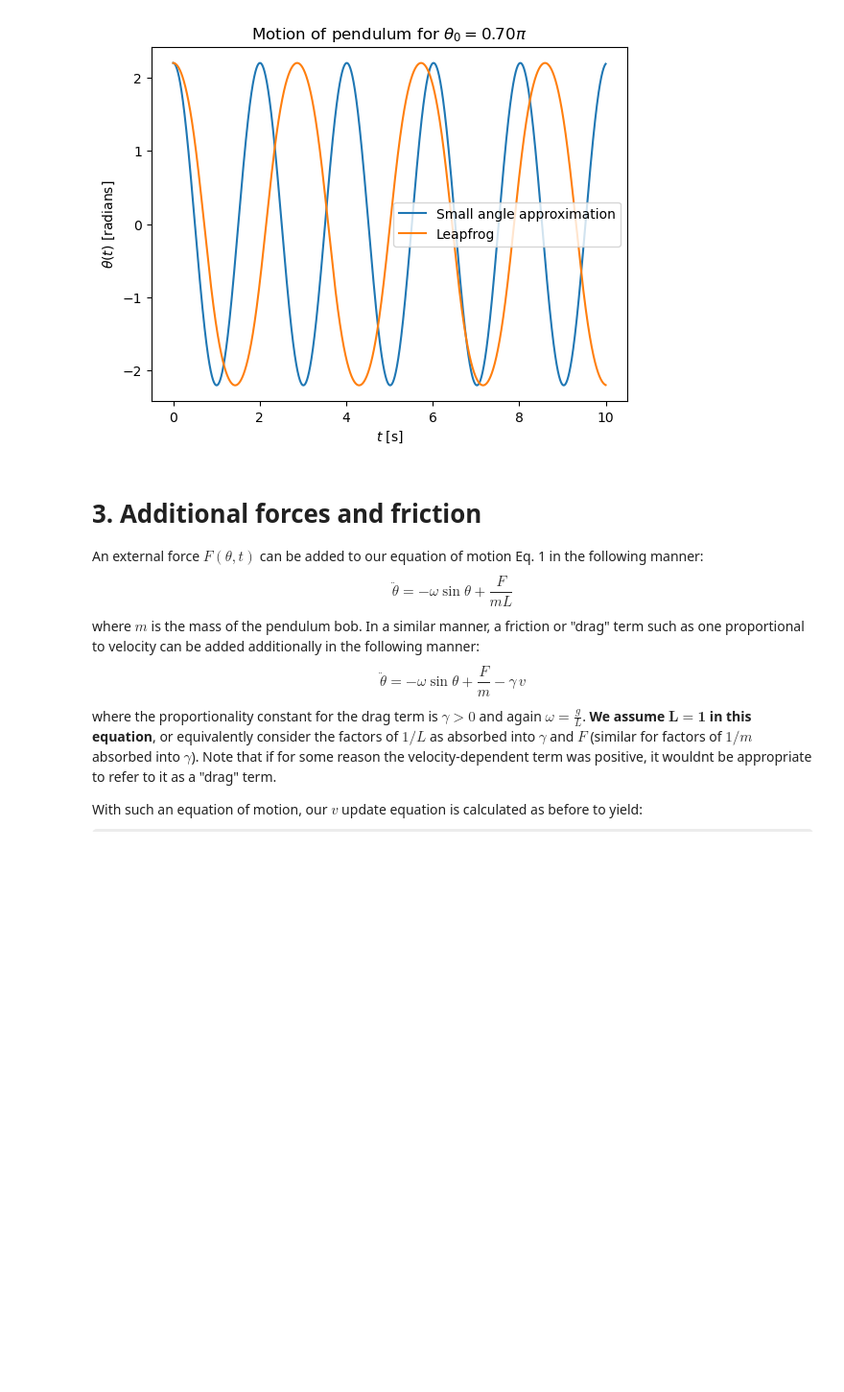
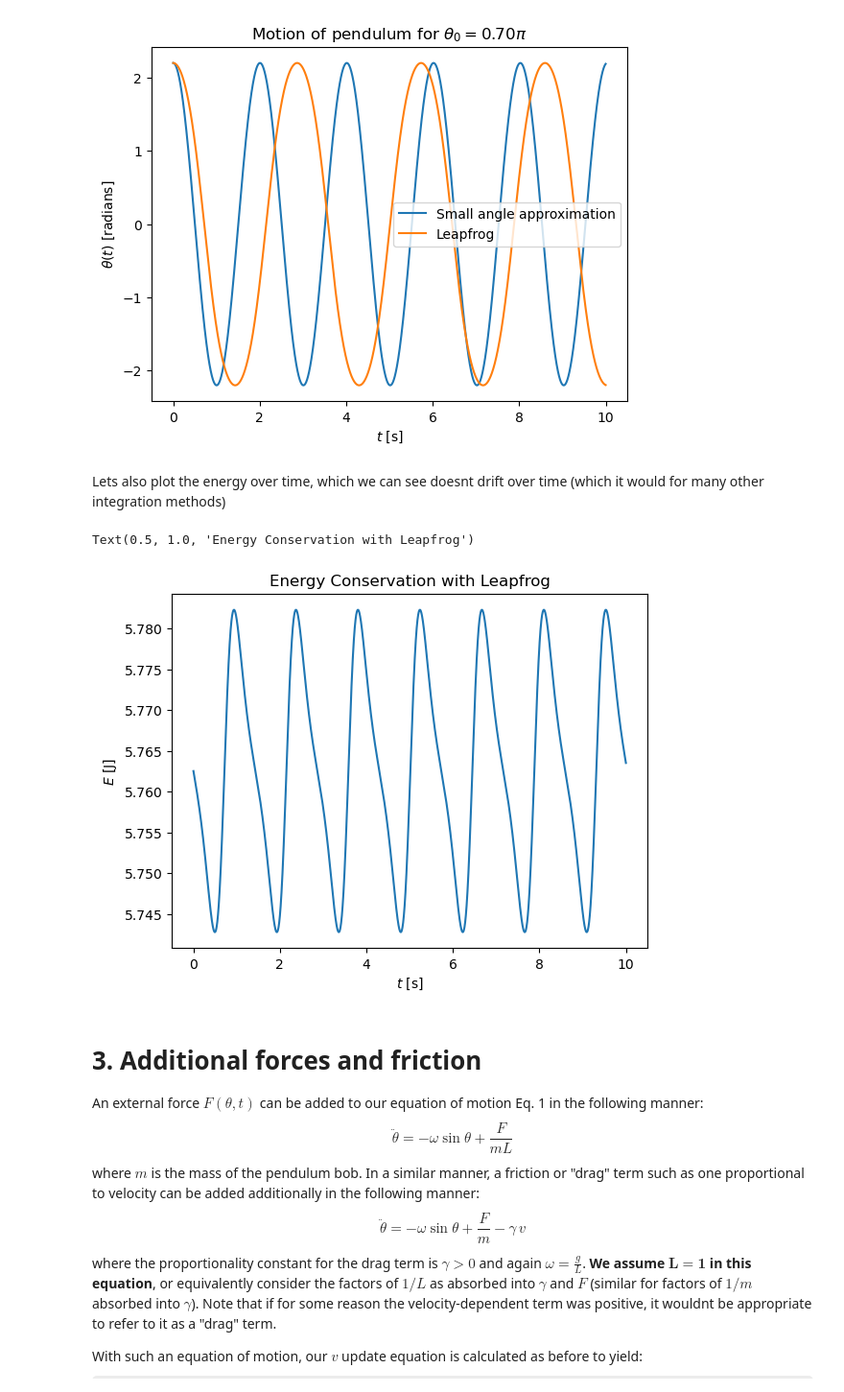
Before and after one commit to hbelzer/8.13-code-snippets, a Jupyter notebook: L0-Pendulum/simulate_pendulum.ipynb, the cells around one changed output. Shown at 96% size. Saved outputs shown, nothing was run; the diff lists cells and outputs as text; code cells hidden in the pictures; some formulas as TeX source; blank space fills up the shorter version.

Commit message:
energy cons

```diff
--- a/L0-Pendulum/simulate_pendulum.ipynb
+++ b/L0-Pendulum/simulate_pendulum.ipynb
@@ -68,6 +68,7 @@ import matplotlib.pyplot as plt
 # But can we trust Harvard ??
 g_cambridge = 9.8038  # In SI units [ms^{-2}]
 
+m = 1.0 # [kg]
 L = 1.0 # In meters [m]
 
 # Code up the analytical solution, we use the numpydoc format for function docstrings (https://numpydoc.readthedocs.io/en/latest/example.html)
@@ -255,6 +256,19 @@ plt.legend()
 # %% [output]
 <matplotlib.legend.Legend at 0x...>
 [figure]
+# %% [markdown]
+Lets also plot the energy over time, which we can see doesnt drift over time (which it would for many other integration methods)
+# %%
+def E(theta,v):
+    return 0.5*m*np.power(v,2) - m*g_cambridge*L*np.cos(theta)
+
+plt.plot(t_values, E(theta, v))
+plt.xlabel(r"$t$ [s]")
+plt.ylabel(r"$E$ [J]")
+plt.title("Energy Conservation with Leapfrog")
+# %% [output]
+Text(0.5, 1.0, 'Energy Conservation with Leapfrog')
+[figure, added]
 # %% [markdown]
 # 3. Additional forces and friction
 
```
Also changed, not shown: parts of 7 cells of this notebook.
